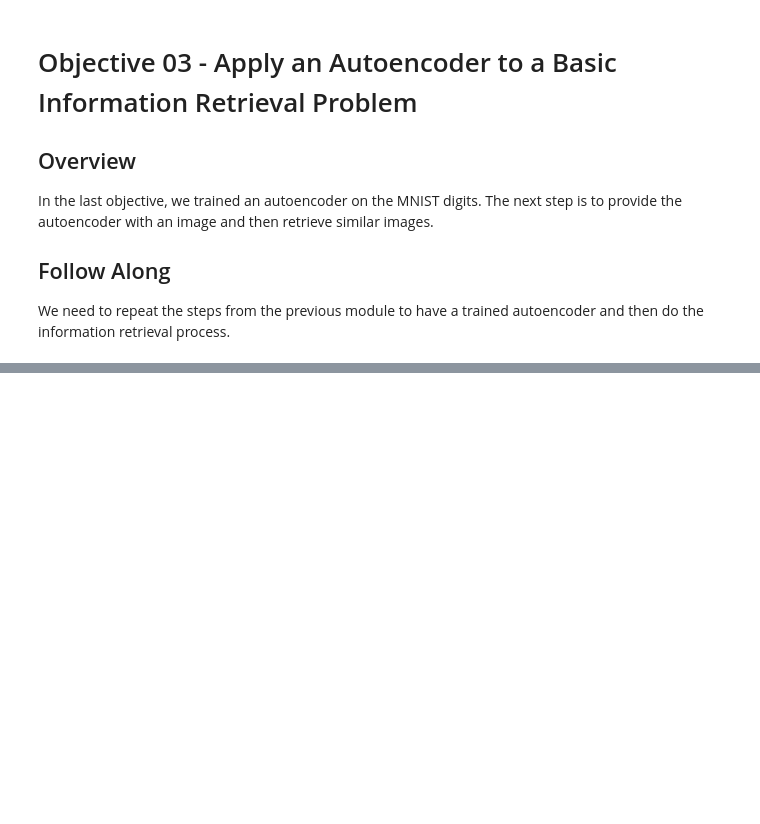
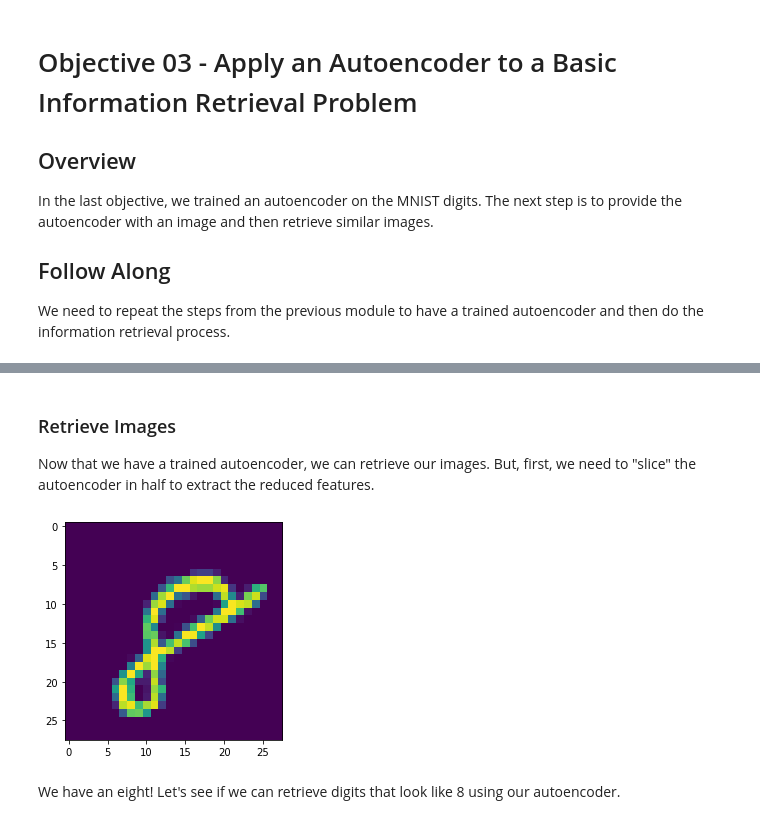
Before and after one commit to somersgreg-classwork/DS-Unit-4-Sprint-3-Deep-Learning, a Jupyter notebook: module3-autoencoders/objectives.ipynb, the cells around one changed output, grey strips where cells are left out. Cells and saved outputs as stored; diff of their text form; code cells hidden in the pictures; blank space fills up the shorter version.

Commit message:
> Added Autoencoders, did Lecture, started assignment

```diff
--- a/module3-autoencoders/objectives.ipynb
+++ b/module3-autoencoders/objectives.ipynb
@@ -216,0 +240,19 @@ We need to repeat the steps from the previous module to have a trained autoencod
+# %%
+input_img= Input(shape=(784,))
+
+# Create simple autoencoder
+
+# The size of our encoded representations
+encoding_dim = 32
+
+# "encoded" is the encoded representation of the input
+encoded = Dense(encoding_dim, activation='relu')(input_img)
+
+# "decoded" is the lossy reconstruction of the input
+decoded = Dense(784, activation='sigmoid')(encoded)
+
+# This model maps an input to its reconstruction
+autoencoder = Model(input_img, decoded)
+
+# This model maps an input to its encoded representation
+encoder = Model(input_img, encoded)
@@ -216,0 +265,10 @@ We need to repeat the steps from the previous module to have a trained autoencod
+# %%
+# Compile the model
+autoencoder.compile(optimizer='nadam', loss='binary_crossentropy', metrics=['accuracy'])
+
+# Fit the model
+autoencoder.fit(X_train, X_train,
+                epochs=10,
+                batch_size=256,
+                shuffle=True,
+                validation_data=(X_test, X_test))
@@ -216,0 +297,3 @@ We need to repeat the steps from the previous module to have a trained autoencod
+# %% [markdown]
+### Retrieve Images
+Now that we have a trained autoencoder, we can retrieve our images. But, first, we need to "slice" the autoencoder in half to extract the reduced features.
@@ -216,0 +309,12 @@ We need to repeat the steps from the previous module to have a trained autoencod
+# %%
+# Let's plot!
+import matplotlib.pyplot as plt
+
+# Look up an image that corresponds to this code
+query =  59999
+
+plt.imshow(X_train[query].reshape(28, 28));
+# %% [output]
+[figure, added]
+# %% [markdown]
+We have an eight! Let's see if we can retrieve digits that look like 8 using our autoencoder.
```
Also changed, not shown: parts of 7 cells of this notebook, 6 other files.
